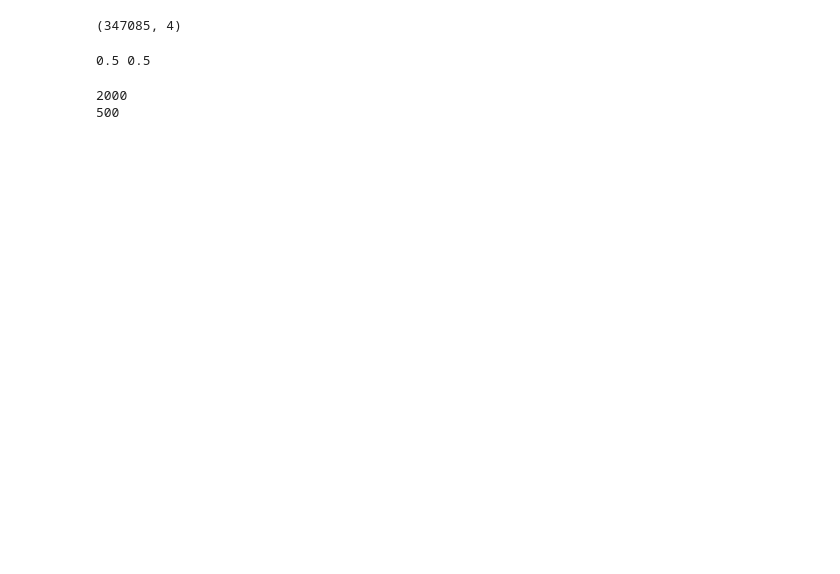
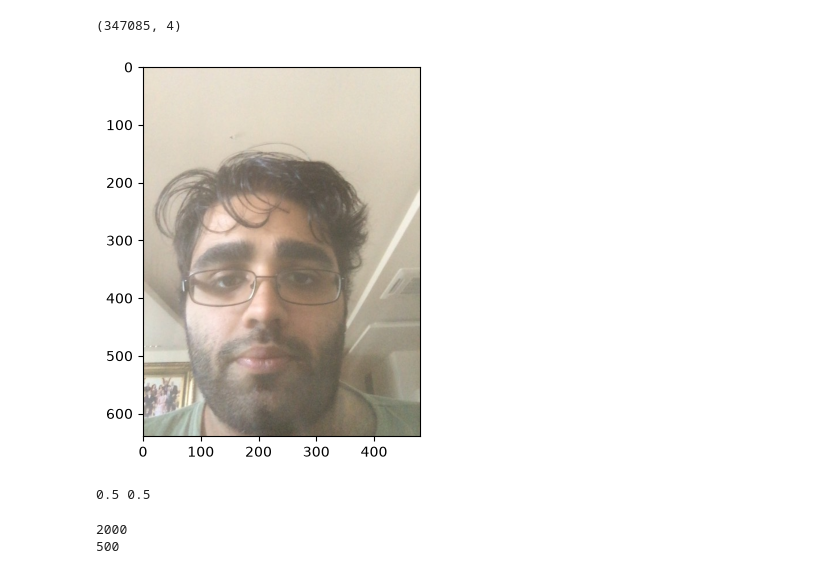
Before and after one commit to RafeiKAr/gaze-estimation, a Jupyter notebook: model_train.ipynb, the cells around one changed output. Drawn from its saved outputs; the diff is of its cells as text; code cells hidden in the pictures; blank space fills up the shorter version.

```diff
--- a/model_train.ipynb
+++ b/model_train.ipynb
@@ -26,7 +26,7 @@ from sklearn.metrics import (
 # %%
 # 2: CSV laden
 
-df = pd.read_csv("dataset/labels.csv")
+df = pd.read_csv("dataset/norm_labels.csv")
 
 df.head()
 
@@ -37,15 +37,16 @@ print(df.shape)
 # %%
 # 3: check a image
 
 row = df.iloc[0]
 
 img = Image.open(row["image_name"])
 
-# plt.imshow(img)
-# plt.show()
+plt.imshow(img)
+plt.show()
 
 print(row["x"], row["y"])
 # %% [output]
+[figure, added]
 0.5 0.5
 # %%
 # 4: Dataset Class: transfer CSV in PyTorch.
```
Also changed, not shown: parts of 5 cells of this notebook, 7 other files.
